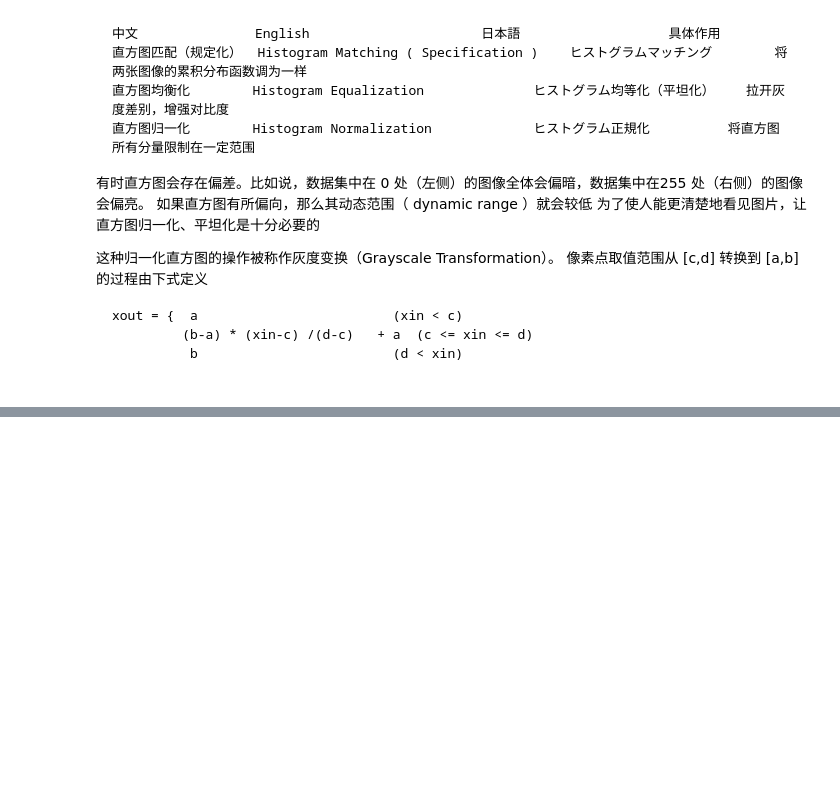
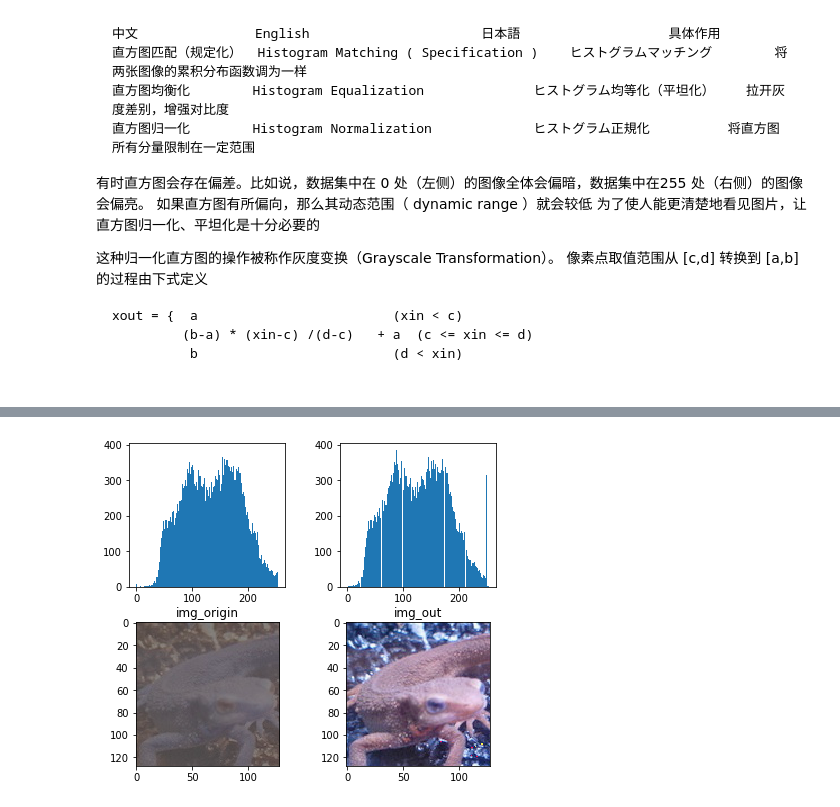
Before and after one commit to FamiliennameistChow/SkillPools, a Jupyter notebook: 100QuestionforImageProcessing/20-23_histogram_op.ipynb, the cells around one changed output, grey strips where cells are left out. Cells and saved outputs as stored; diff of their text form; code cells hidden in the pictures; blank space fills up the shorter version.

```diff
--- a/100QuestionforImageProcessing/20-23_histogram_op.ipynb
+++ b/100QuestionforImageProcessing/20-23_histogram_op.ipynb
@@ -94,0 +120,37 @@ plt.show()
+# %%
+img = cv2.imread("gg.jpg")
+
+(H, W, C) = img.shape
+
+m_0 = 128
+s_0 = 52
+
+m = np.mean(img)
+s = np.std(img)
+
+
+# 操作之后一定要将数据转为无符号8位格式  astype(np.uint8)
+img_out = (s_0 / s * (img - m) + m_0).astype(np.uint8)
+img_out[img_out < 0]   = 0
+img_out[img_out > 255] = 255
+
+# 方便plt显示
+img = cv2.cvtColor(img, cv2.COLOR_BGR2RGB)
+img_out = cv2.cvtColor(img_out, cv2.COLOR_BGR2RGB)
+
+plt.figure()
+plt.subplot(221)
+plt.hist(img.ravel(), bins=255, rwidth=1, range=(0, 255))
+plt.subplot(222)
+plt.hist(img_out.ravel(), bins=255, rwidth=1, range=(0, 255))
+plt.subplot(223)
+plt.imshow(img_origin)
+plt.title("img_origin")
+plt.subplot(224)
+plt.imshow(img_out)
+plt.title("img_out")
+plt.subplots_adjust(top=1.2, bottom=0.08, left=0.10, right=0.95, hspace=0.25, wspace=0.35)
+
+plt.show()
+# %% [output]
+[figure, added]
```
Also changed, not shown: parts of 6 cells of this notebook, 1 other file.
